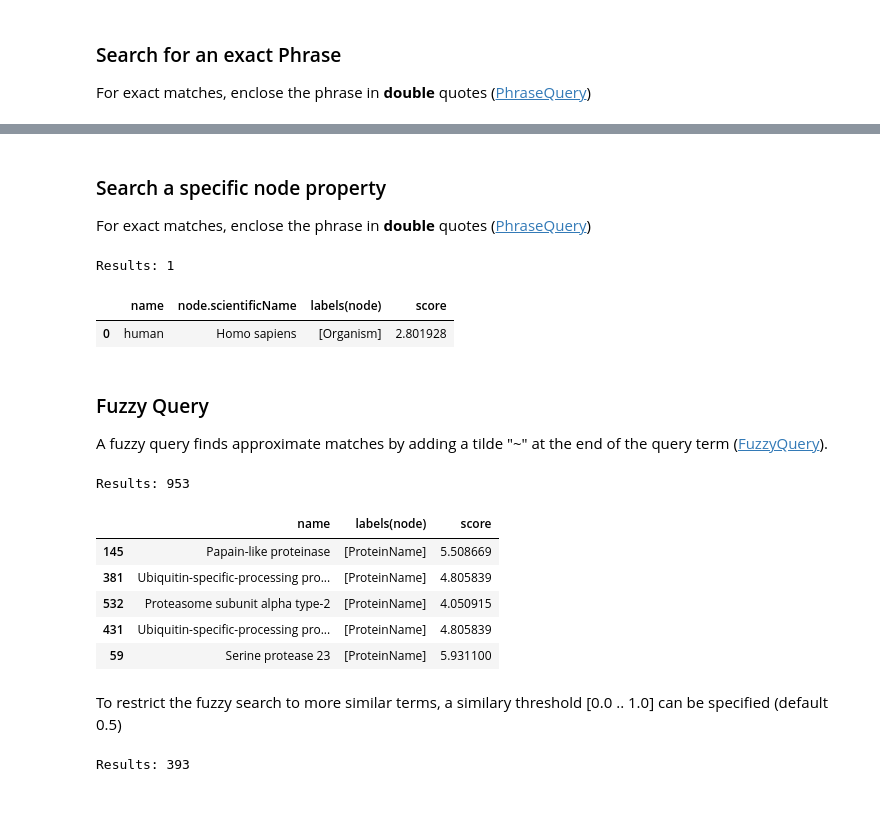
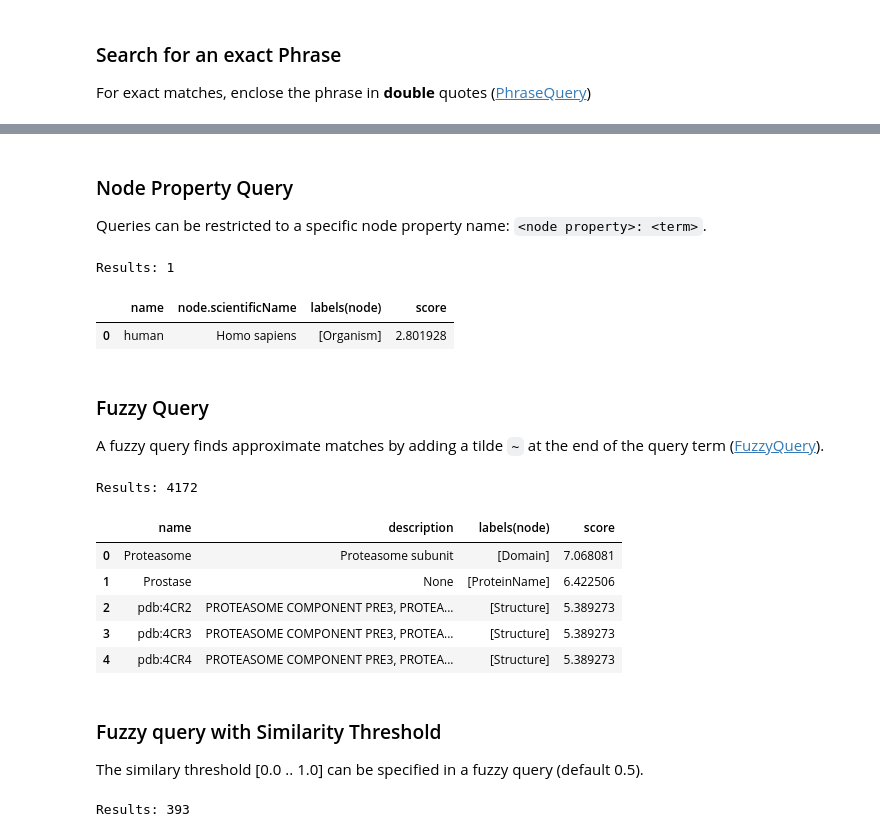
Before and after one commit to covid-19-net/covid-19-community, a Jupyter notebook: notebooks/queries/FulltextQuery.ipynb, the cells around one changed output, grey strips where cells are left out. Cells and saved outputs as stored; diff of their text form; code cells hidden in the pictures; blank space fills up the shorter version.

```diff
--- a/notebooks/queries/FulltextQuery.ipynb
+++ b/notebooks/queries/FulltextQuery.ipynb
@@ -89,44 +84,45 @@ Results: 15
+# %% [markdown]
+### Node Property Query
+Queries can be restricted to a specific node property name: `<node property>: <term>`.
+# %%
+# This query matches nodes with the node property 'scientificName'
+
+query = """
+CALL db.index.fulltext.queryNodes('bioentities', 'scientificName: "Homo sapiens"') YIELD node, score
+RETURN node.name AS name, node.scientificName, labels(node), score
+"""
+df = graph.run(query).to_data_frame()
+print('Results:', df.shape[0])
+df.head(15)
+# %% [output]
+Results: 1
+|  | name | node.scientificName | labels(node) | score |
+| 0 | human | Homo sapiens | [Organism] | 2.801928 |
 # %% [markdown]
-### Search a specific node property
-For exact matches, enclose the phrase in **double** quotes ([PhraseQuery](https://lucene.apache.org/core/5_5_0/core/org/apache/lucene/search/PhraseQuery.html))
+### Fuzzy Query
+A fuzzy query finds approximate matches by adding a tilde `~` at the end of the query term
+([FuzzyQuery](https://lucene.apache.org/core/5_5_0/core/org/apache/lucene/search/FuzzyQuery.html)).
 # %%
-# This query matches nodes with the property scientificName == "Homo sapiens".
-
+# This query does a fuzzy search for the term "protease" in the bioentities.
+# It matches terms such as "proteinase" or "proteasome".
 query = """
-CALL db.index.fulltext.queryNodes('bioentities', 'scientificName: "Homo sapiens"') YIELD node, score
-RETURN node.name AS name, node.scientificName, labels(node), score
+CALL db.index.fulltext.queryNodes('bioentities', 'protease~') YIELD node, score
+RETURN node.name AS name, node.description AS description, labels(node), score
 """
 df = graph.run(query).to_data_frame()
 print('Results:', df.shape[0])
-df.head(15)
+df.head(5)
 # %% [output]
-Results: 1
+Results: 4172
-|  | name | node.scientificName | labels(node) | score |
-| 0 | human | Homo sapiens | [Organism] | 2.801928 |
+|  | name | description | labels(node) | score |
+| 0 | Proteasome | Proteasome subunit | [Domain] | 7.068081 |
+| 1 | Prostase | None | [ProteinName] | 6.422506 |
+| 2 | pdb:4CR2 | PROTEASOME COMPONENT PRE3, PROTEA... | [Structure] | 5.389273 |
+| 3 | pdb:4CR3 | PROTEASOME COMPONENT PRE3, PROTEA... | [Structure] | 5.389273 |
+| 4 | pdb:4CR4 | PROTEASOME COMPONENT PRE3, PROTEA... | [Structure] | 5.389273 |
-# %% [markdown]
-### Fuzzy Query
-A fuzzy query finds approximate matches by adding a tilde "~" at the end of the query term
-([FuzzyQuery](https://lucene.apache.org/core/5_5_0/core/org/apache/lucene/search/FuzzyQuery.html)).
-# %%
-# This query does a fuzzy search for the term "protease" in the bioentities.
-# It matches terms such as "proteinase" or "proteasome".
-query = """
-CALL db.index.fulltext.queryNodes('bioentities', 'protease~') YIELD node, score
-RETURN node.name AS name, labels(node), score
-"""
-df = graph.run(query).to_data_frame()
-print('Results:', df.shape[0])
-df.sample(5)
-# %% [output]
-Results: 953
-|  | name | labels(node) | score |
-| 145 | Papain-like proteinase | [ProteinName] | 5.508669 |
-| 381 | Ubiquitin-specific-processing pro... | [ProteinName] | 4.805839 |
-| 532 | Proteasome subunit alpha type-2 | [ProteinName] | 4.050915 |
-| 431 | Ubiquitin-specific-processing pro... | [ProteinName] | 4.805839 |
-| 59 | Serine protease 23 | [ProteinName] | 5.931100 |
 # %% [markdown]
-To restrict the fuzzy search to more similar terms, a similary threshold [0.0 .. 1.0] can be specified (default 0.5)
+### Fuzzy query with Similarity Threshold
+The similary threshold [0.0 .. 1.0] can be specified in a fuzzy query (default 0.5).
 # %%
 # This query searches for the location "antonio" with a similarity threshold of 0.8.
 
```
Also changed, not shown: parts of 27 cells of this notebook.
